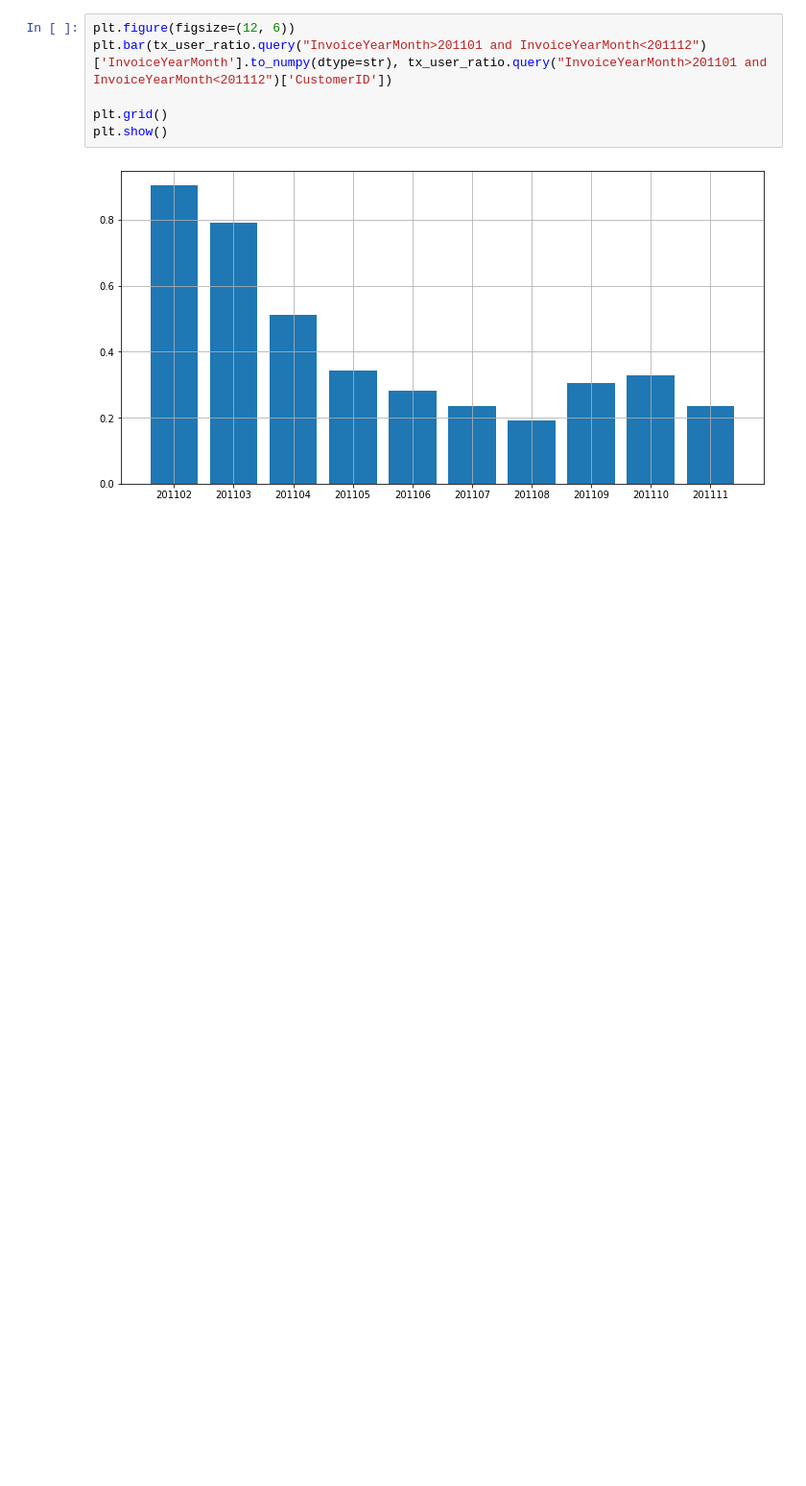
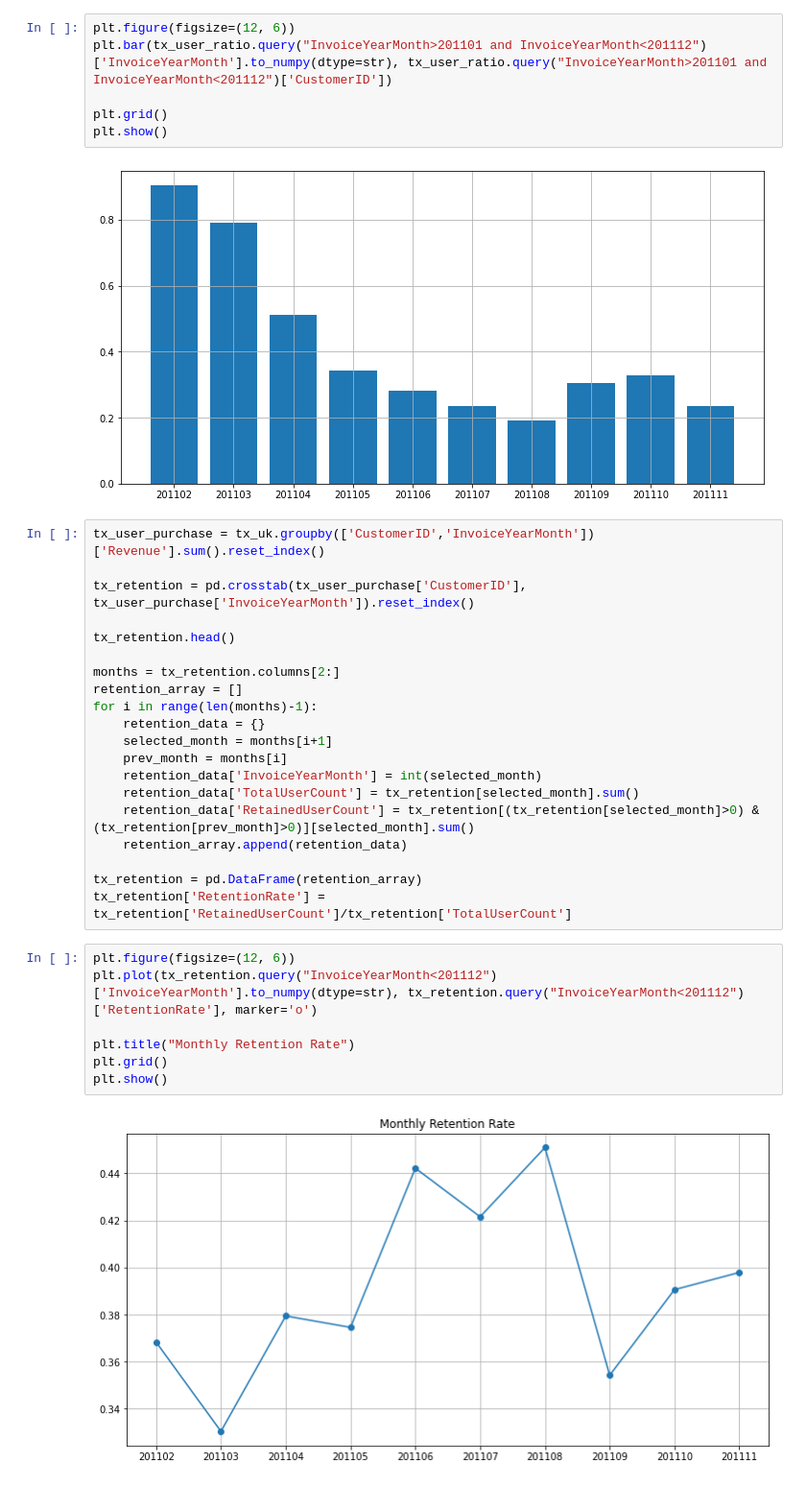
Before and after one commit to maryamsaeedi17/MachineLearning, a Jupyter notebook: 3-Data Science/1-onlione-retail.ipynb, the cells around one changed output. Shown at 96% size. Saved outputs shown, nothing was run; the diff lists cells and outputs as text; blank space fills up the shorter version.

```diff
--- a/3-Data Science/1-onlione-retail.ipynb
+++ b/3-Data Science/1-onlione-retail.ipynb
@@ -225,3 +225,32 @@ plt.grid()
 plt.show()
 # %% [output]
 [figure]
+# %%
+tx_user_purchase = tx_uk.groupby(['CustomerID','InvoiceYearMonth'])['Revenue'].sum().reset_index()
+
+tx_retention = pd.crosstab(tx_user_purchase['CustomerID'], tx_user_purchase['InvoiceYearMonth']).reset_index()
+
+tx_retention.head()
+
+months = tx_retention.columns[2:]
+retention_array = []
+for i in range(len(months)-1):
+    retention_data = {}
+    selected_month = months[i+1]
+    prev_month = months[i]
+    retention_data['InvoiceYearMonth'] = int(selected_month)
+    retention_data['TotalUserCount'] = tx_retention[selected_month].sum()
+    retention_data['RetainedUserCount'] = tx_retention[(tx_retention[selected_month]>0) & (tx_retention[prev_month]>0)][selected_month].sum()
+    retention_array.append(retention_data)
+
+tx_retention = pd.DataFrame(retention_array)
+tx_retention['RetentionRate'] = tx_retention['RetainedUserCount']/tx_retention['TotalUserCount']
+# %%
+plt.figure(figsize=(12, 6))
+plt.plot(tx_retention.query("InvoiceYearMonth<201112")['InvoiceYearMonth'].to_numpy(dtype=str), tx_retention.query("InvoiceYearMonth<201112")['RetentionRate'], marker='o')
+
+plt.title("Monthly Retention Rate")
+plt.grid()
+plt.show()
+# %% [output]
+[figure, added]
```
Also changed, not shown: parts of 2 cells of this notebook.
